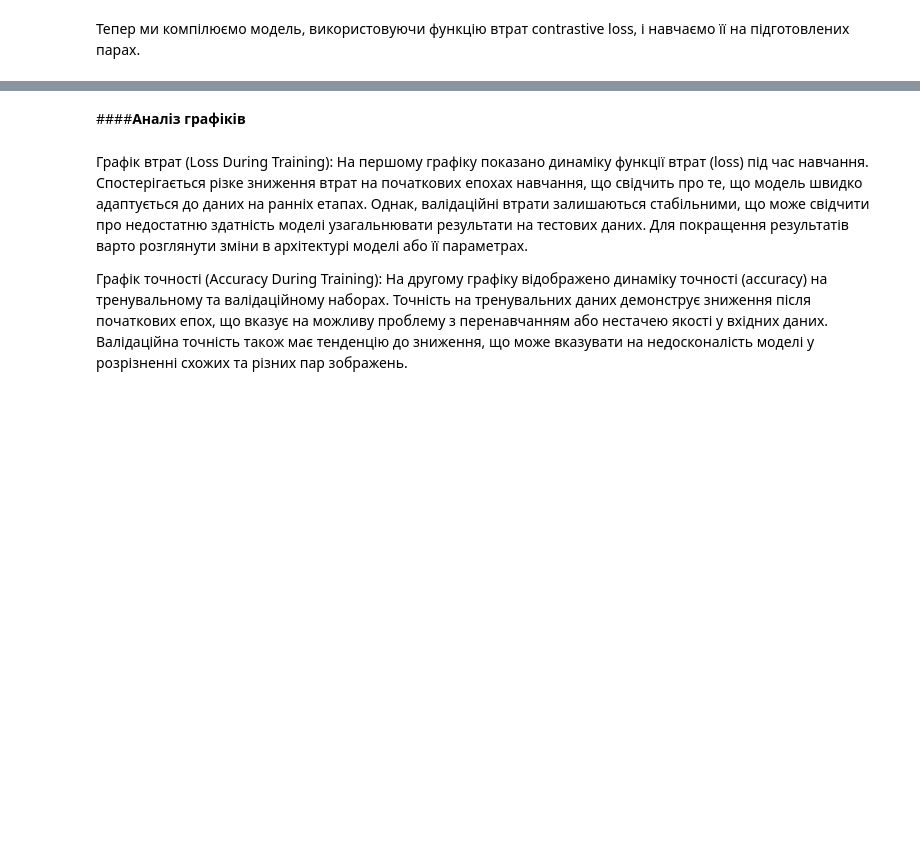
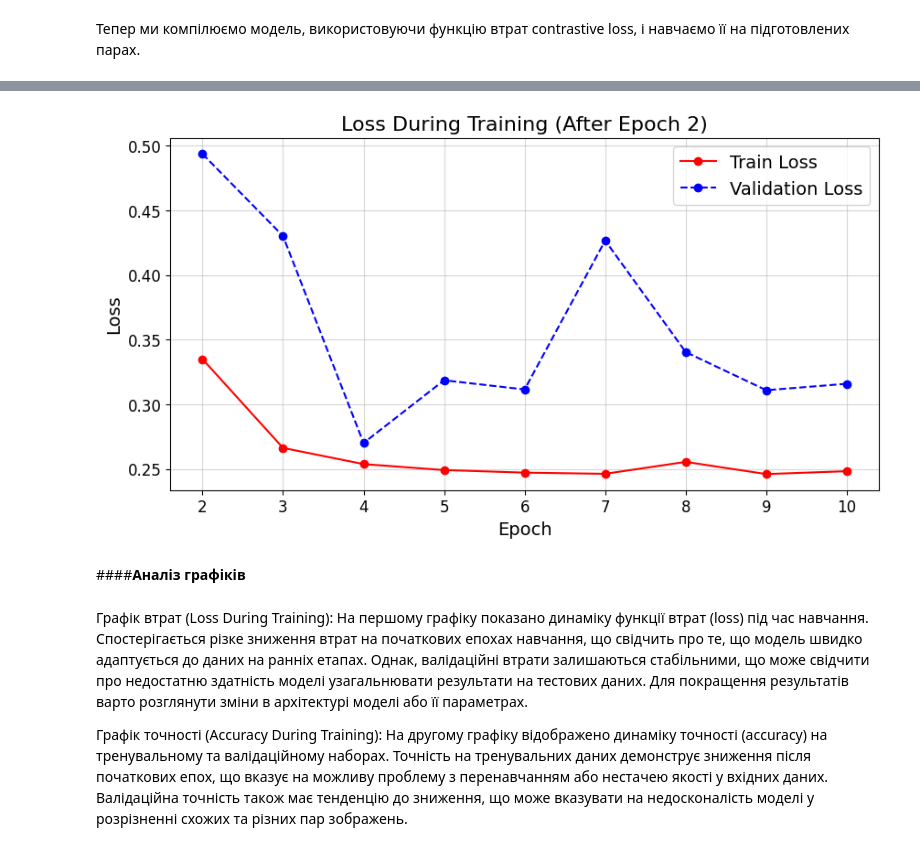
Before and after one commit to kurkur19/Neural_networks_Al_Khmuz_BS_25, a Jupyter notebook: 7lab_NN_Al_Khmuz_BS_25.ipynb, the cells around one changed output, grey strips where cells are left out. Drawn from its saved outputs; the diff is of its cells as text; code cells hidden in the pictures; blank space fills up the shorter version.

```diff
--- a/7lab_NN_Al_Khmuz_BS_25.ipynb
+++ b/7lab_NN_Al_Khmuz_BS_25.ipynb
@@ -337,3 +329,22 @@ plt.show()
+# %%
+# Значення втрат (починаючи з другої епохи)
+train_loss_task1 = [0.3351, 0.2664, 0.2539, 0.2493, 0.2473, 0.2464, 0.2556, 0.2462, 0.2484]
+val_loss_task1 = [0.4937, 0.4302, 0.2702, 0.3187, 0.3116, 0.4267, 0.3405, 0.3110, 0.3160]
+
+# Побудова графіка
+plt.figure(figsize=(10, 5))  # Збільшуємо розмір графіка
+plt.plot(range(2, 11), train_loss_task1, label='Train Loss', marker='o', linestyle='-', color='red')
+plt.plot(range(2, 11), val_loss_task1, label='Validation Loss', marker='o', linestyle='--', color='blue')
+plt.title('Loss During Training (After Epoch 2)', fontsize=16)
+plt.xlabel('Epoch', fontsize=14)
+plt.ylabel('Loss', fontsize=14)
+plt.xticks(range(2, 11), fontsize=12)  # Позначки для епох
+plt.yticks(fontsize=12)
+plt.legend(fontsize=14)
+plt.grid(alpha=0.5)
+plt.show()
+# %% [output]
+[figure, added]
 # %% [markdown]
 ####**Аналіз графіків**
 # %% [markdown]
```
Also changed, not shown: parts of 23 cells of this notebook.
